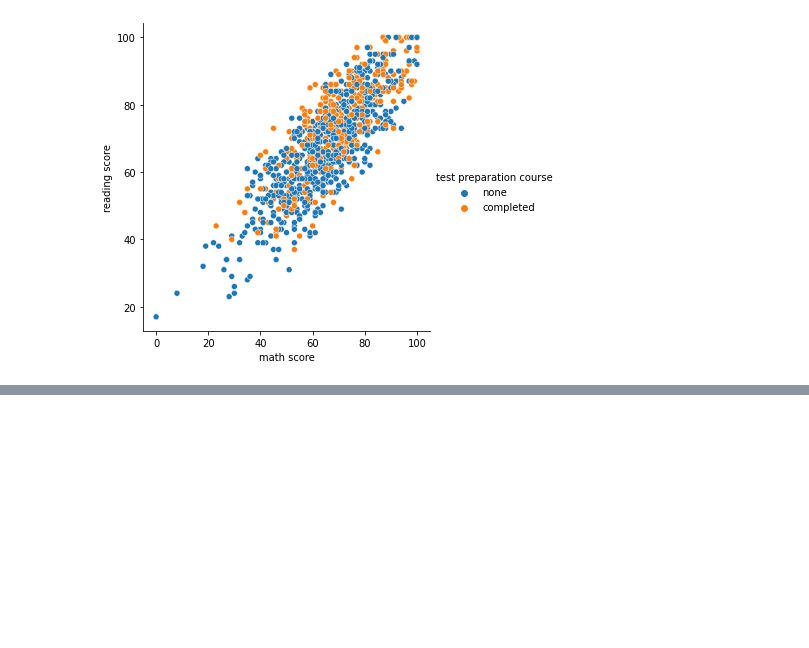
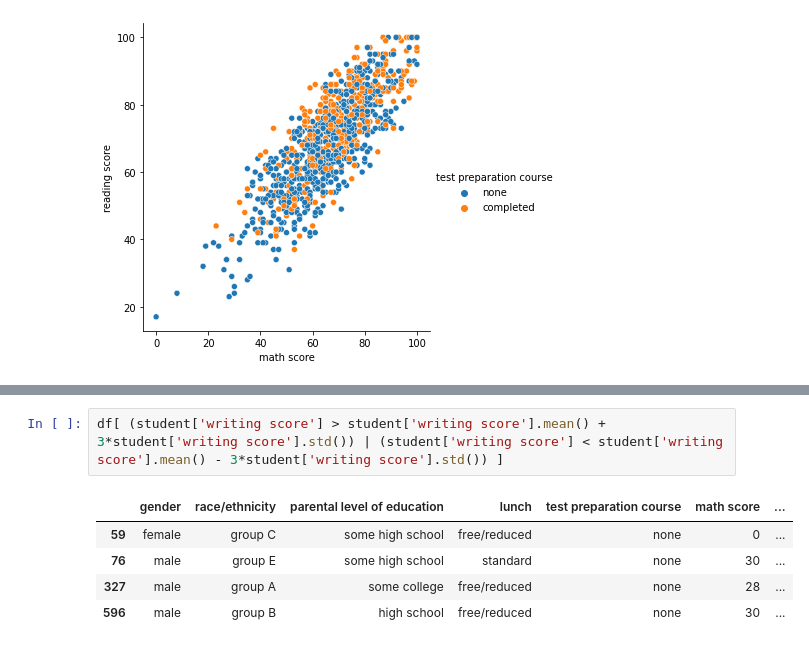
Before and after one commit to shahyash452/Learning-Data-science-, a Jupyter notebook: Statistics/Exploratory Data Analysis/Untitled.ipynb, the cells around one changed output, grey strips where cells are left out. Drawn from its saved outputs; the diff is of its cells as text; blank space fills up the shorter version.

```diff
--- a/Statistics/Exploratory Data Analysis/Untitled.ipynb
+++ b/Statistics/Exploratory Data Analysis/Untitled.ipynb
@@ -94,0 +163,8 @@ plt.hist()
+# %%
+df[ (student['writing score'] > student['writing score'].mean() + 3*student['writing score'].std()) | (student['writing score'] < student['writing score'].mean() - 3*student['writing score'].std()) ]
+# %% [output]
+|  | gender | race/ethnicity | parental level of education | lunch | test preparation course | math score | ... |
+| 59 | female | group C | some high school | free/reduced | none | 0 | ... |
+| 76 | male | group E | some high school | standard | none | 30 | ... |
+| 327 | male | group A | some college | free/reduced | none | 28 | ... |
+| 596 | male | group B | high school | free/reduced | none | 30 | ... |
```
Also changed, not shown: parts of 11 cells of this notebook, 4 other files.
